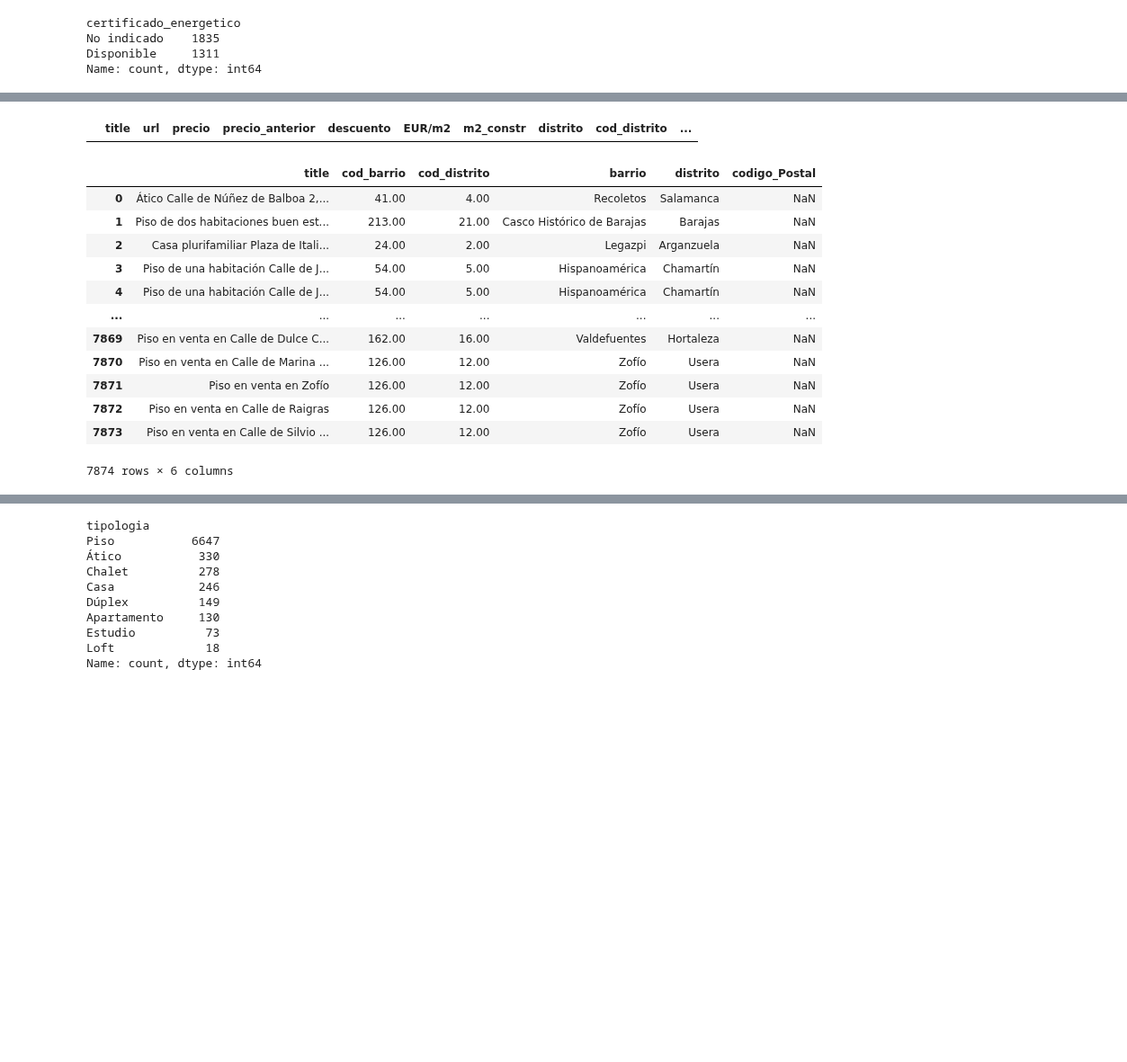
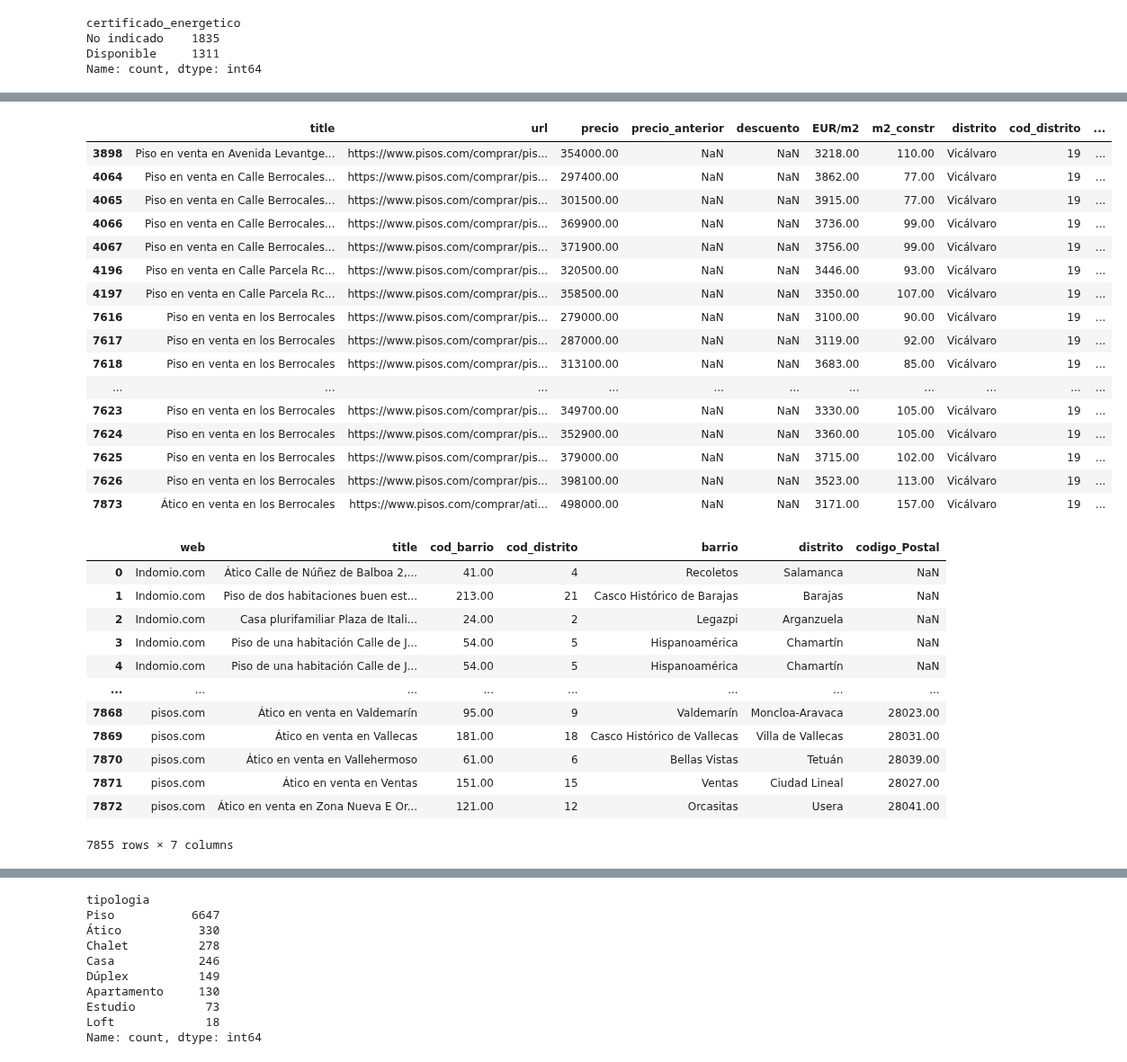
Before and after one commit to avaquerocastro/precios-de-vivienda-madrid, a Jupyter notebook: codigo/01-preprocesamiento-de-datos/03-Union_datos_webs/Union_Dataframes.IndomioPisosCom.ipynb, the cells around one changed output, grey strips where cells are left out. Shown at 90% size. Cells and saved outputs as stored; diff of their text form; code cells hidden in the pictures; blank space fills up the shorter version.

```diff
--- a/codigo/01-preprocesamiento-de-datos/03-Union_datos_webs/Union_Dataframes.IndomioPisosCom.ipynb
+++ b/codigo/01-preprocesamiento-de-datos/03-Union_datos_webs/Union_Dataframes.IndomioPisosCom.ipynb
@@ -682,21 +586,3 @@ certificado_energetico
 No indicado    1835
 Disponible     1311
 Name: count, dtype: int64
-# %%
-# Asegurarse de que ambos dataframes tengan las mismas columnas, rellenando con NaN
-dfpisos = dfpisos.reindex(columns=dfi.columns, fill_value=None)
-dfi = dfi.reindex(columns=dfpisos.columns, fill_value=None)
-# # Sumar las filas
-
-#dfi['precio'] = dfi['precio'].str.replace('.', '').str.replace(',', '')
-numeric_columns = ['cod_distrito','cod_barrio','trastero','dormitorios','EUR/m2'] # Añade aquí todas las columnas numéricas
-dfi[numeric_columns] = dfi[numeric_columns].astype(float)
-dfpisos[numeric_columns] = dfpisos[numeric_columns].astype(float)
-
-non_numeric_columns = ['tipologia','detalle','precio','banos','piscina','garaje','planta','porteria','amueblado','ano_construccion','title', 'url', 'distrito', 'estado','descuento','letrace','emisiones_co2','consumoce_ano','tipo_inmueble','zona','calle'] # Añade aquí todas las columnas no numéricas
-dfi[non_numeric_columns] = dfi[non_numeric_columns].astype(str)
-dfpisos[non_numeric_columns] = dfpisos[non_numeric_columns].astype(str)
-
-# # Sumar las filas
-df_union = pd.concat([dfi, dfpisos], ignore_index=True)
-#df_union = dfi.add(dfpisos, fill_value=None)
@@ -726,3 +689 @@ Index(['title', 'url', 'precio', 'precio_anterior', 'descuento', 'EUR/m2',
       dtype='object')
-# %%
-df_union=df_union.rename(columns={'€_comunidad_mes': 'gastos_comunidad'})
@@ -800,11 +821,6 @@ df_union=df_union.drop(columns="detalle")
 # %%
 # Aplicar la función solo si 'calle' es nulo
 df_union['calle'] = df_union.apply(
-    lambda row: extraer_callesincomas(row['titulo']) if pd.isnull(row['calle']) else row['calle'],
+    lambda row: extraer_callesincomas(row['title']) if pd.isnull(row['calle']) else row['calle'],
     axis=1
 )
-# %%
-tit='Piso en venta en Cármenes'
-df_union.loc[df_union["title"] == tit, ['cod_barrio', 'barrio', 'cod_distrito', 'distrito', 'codigo_Postal']] = [101,'Los Cármenes',10,'Latina',28047]
-tit='Apartamento en venta en Calle de los Chisperos'
-df_union.loc[df_union["title"] == tit, ['cod_barrio', 'barrio', 'cod_distrito', 'distrito', 'codigo_Postal']] = [101,'Los Cármenes',10,'Latina',28047]
@@ -881,20 +960,36 @@ clasificar_distrito_y_barrio_calle(df_union, dfcalles)
 # %%
-df_union.query("cod_barrio.isnull()")
+df_union.query("barrio.isnull()")
 # %% [output]
 |  | title | url | precio | precio_anterior | descuento | EUR/m2 | m2_constr | distrito | cod_distrito | ... |
+| 3898 | Piso en venta en Avenida Levantge... | https://www.pisos.com/comprar/pis... | 354000.00 | NaN | NaN | 3218.00 | 110.00 | Vicálvaro | 19 | ... |
+| 4064 | Piso en venta en Calle Berrocales... | https://www.pisos.com/comprar/pis... | 297400.00 | NaN | NaN | 3862.00 | 77.00 | Vicálvaro | 19 | ... |
+| 4065 | Piso en venta en Calle Berrocales... | https://www.pisos.com/comprar/pis... | 301500.00 | NaN | NaN | 3915.00 | 77.00 | Vicálvaro | 19 | ... |
+| 4066 | Piso en venta en Calle Berrocales... | https://www.pisos.com/comprar/pis... | 369900.00 | NaN | NaN | 3736.00 | 99.00 | Vicálvaro | 19 | ... |
+| 4067 | Piso en venta en Calle Berrocales... | https://www.pisos.com/comprar/pis... | 371900.00 | NaN | NaN | 3756.00 | 99.00 | Vicálvaro | 19 | ... |
+| 4196 | Piso en venta en Calle Parcela Rc... | https://www.pisos.com/comprar/pis... | 320500.00 | NaN | NaN | 3446.00 | 93.00 | Vicálvaro | 19 | ... |
+| 4197 | Piso en venta en Calle Parcela Rc... | https://www.pisos.com/comprar/pis... | 358500.00 | NaN | NaN | 3350.00 | 107.00 | Vicálvaro | 19 | ... |
+| 7616 | Piso en venta en los Berrocales | https://www.pisos.com/comprar/pis... | 279000.00 | NaN | NaN | 3100.00 | 90.00 | Vicálvaro | 19 | ... |
+| 7617 | Piso en venta en los Berrocales | https://www.pisos.com/comprar/pis... | 287000.00 | NaN | NaN | 3119.00 | 92.00 | Vicálvaro | 19 | ... |
+| 7618 | Piso en venta en los Berrocales | https://www.pisos.com/comprar/pis... | 313100.00 | NaN | NaN | 3683.00 | 85.00 | Vicálvaro | 19 | ... |
+| ... | ... | ... | ... | ... | ... | ... | ... | ... | ... | ... |
+| 7623 | Piso en venta en los Berrocales | https://www.pisos.com/comprar/pis... | 349700.00 | NaN | NaN | 3330.00 | 105.00 | Vicálvaro | 19 | ... |
+| 7624 | Piso en venta en los Berrocales | https://www.pisos.com/comprar/pis... | 352900.00 | NaN | NaN | 3360.00 | 105.00 | Vicálvaro | 19 | ... |
+| 7625 | Piso en venta en los Berrocales | https://www.pisos.com/comprar/pis... | 379000.00 | NaN | NaN | 3715.00 | 102.00 | Vicálvaro | 19 | ... |
+| 7626 | Piso en venta en los Berrocales | https://www.pisos.com/comprar/pis... | 398100.00 | NaN | NaN | 3523.00 | 113.00 | Vicálvaro | 19 | ... |
+| 7873 | Ático en venta en los Berrocales | https://www.pisos.com/comprar/ati... | 498000.00 | NaN | NaN | 3171.00 | 157.00 | Vicálvaro | 19 | ... |
 # %%
-df_union.query("cod_barrio.notnull()")[["title","cod_barrio","cod_distrito","barrio","distrito","codigo_Postal"]]
+df_union.query("cod_barrio.notnull()")[["web","title","cod_barrio","cod_distrito","barrio","distrito","codigo_Postal"]]
 # %% [output]
-|  | title | cod_barrio | cod_distrito | barrio | distrito | codigo_Postal |
-| 0 | Ático Calle de Núñez de Balboa 2,... | 41.00 | 4.00 | Recoletos | Salamanca | NaN |
-| 1 | Piso de dos habitaciones buen est... | 213.00 | 21.00 | Casco Histórico de Barajas | Barajas | NaN |
-| 2 | Casa plurifamiliar Plaza de Itali... | 24.00 | 2.00 | Legazpi | Arganzuela | NaN |
-| 3 | Piso de una habitación Calle de J... | 54.00 | 5.00 | Hispanoamérica | Chamartín | NaN |
-| 4 | Piso de una habitación Calle de J... | 54.00 | 5.00 | Hispanoamérica | Chamartín | NaN |
-| ... | ... | ... | ... | ... | ... | ... |
-| 7869 | Piso en venta en Calle de Dulce C... | 162.00 | 16.00 | Valdefuentes | Hortaleza | NaN |
-| 7870 | Piso en venta en Calle de Marina ... | 126.00 | 12.00 | Zofío | Usera | NaN |
-| 7871 | Piso en venta en Zofío | 126.00 | 12.00 | Zofío | Usera | NaN |
-| 7872 | Piso en venta en Calle de Raigras | 126.00 | 12.00 | Zofío | Usera | NaN |
-| 7873 | Piso en venta en Calle de Silvio ... | 126.00 | 12.00 | Zofío | Usera | NaN |
+|  | web | title | cod_barrio | cod_distrito | barrio | distrito | codigo_Postal |
+| 0 | Indomio.com | Ático Calle de Núñez de Balboa 2,... | 41.00 | 4 | Recoletos | Salamanca | NaN |
+| 1 | Indomio.com | Piso de dos habitaciones buen est... | 213.00 | 21 | Casco Histórico de Barajas | Barajas | NaN |
+| 2 | Indomio.com | Casa plurifamiliar Plaza de Itali... | 24.00 | 2 | Legazpi | Arganzuela | NaN |
+| 3 | Indomio.com | Piso de una habitación Calle de J... | 54.00 | 5 | Hispanoamérica | Chamartín | NaN |
+| 4 | Indomio.com | Piso de una habitación Calle de J... | 54.00 | 5 | Hispanoamérica | Chamartín | NaN |
+| ... | ... | ... | ... | ... | ... | ... | ... |
+| 7868 | pisos.com | Ático en venta en Valdemarín | 95.00 | 9 | Valdemarín | Moncloa-Aravaca | 28023.00 |
+| 7869 | pisos.com | Ático en venta en Vallecas | 181.00 | 18 | Casco Histórico de Vallecas | Villa de Vallecas | 28031.00 |
+| 7870 | pisos.com | Ático en venta en Vallehermoso | 61.00 | 6 | Bellas Vistas | Tetuán | 28039.00 |
+| 7871 | pisos.com | Ático en venta en Ventas | 151.00 | 15 | Ventas | Ciudad Lineal | 28027.00 |
+| 7872 | pisos.com | Ático en venta en Zona Nueva E Or... | 121.00 | 12 | Orcasitas | Usera | 28041.00 |
-7874 rows × 6 columns
+7855 rows × 7 columns
```
Also changed, not shown: parts of 110 cells of this notebook, 22 other files.
